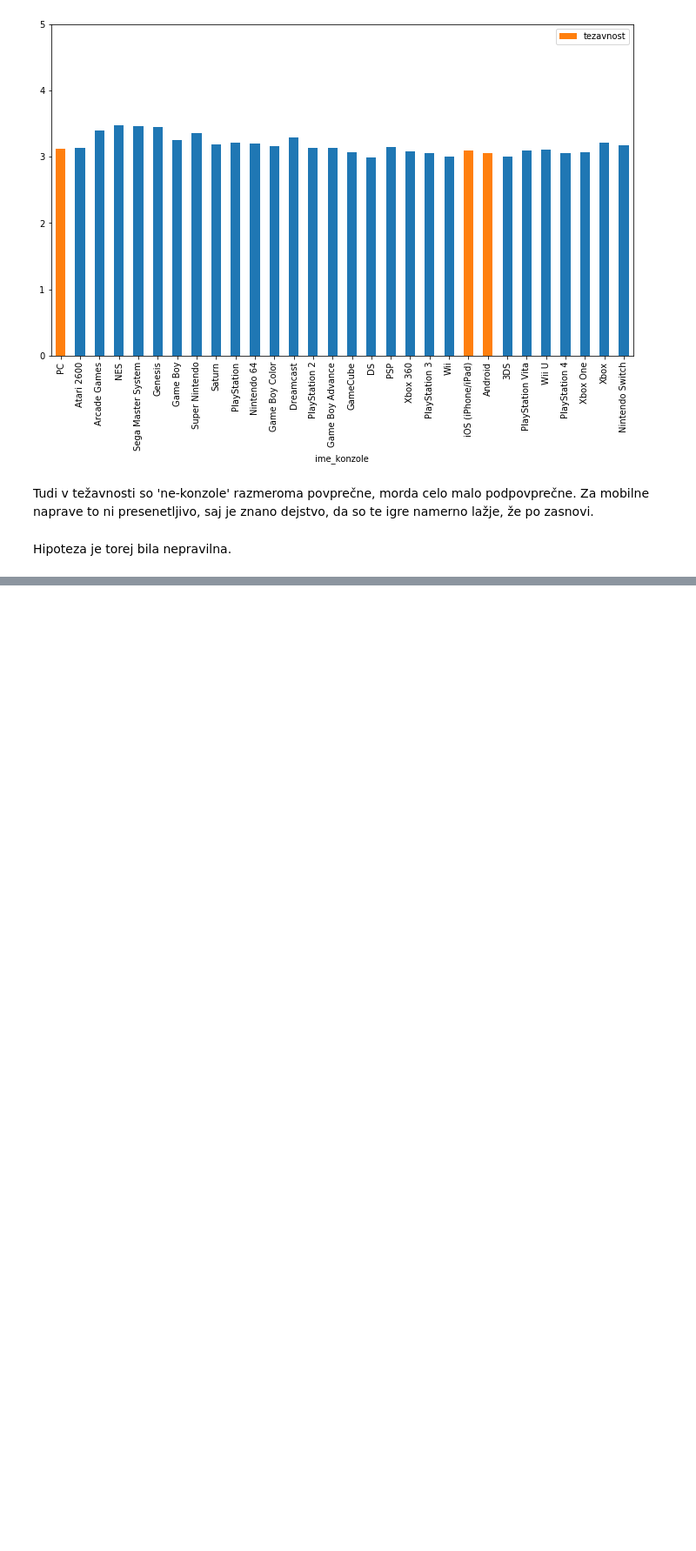
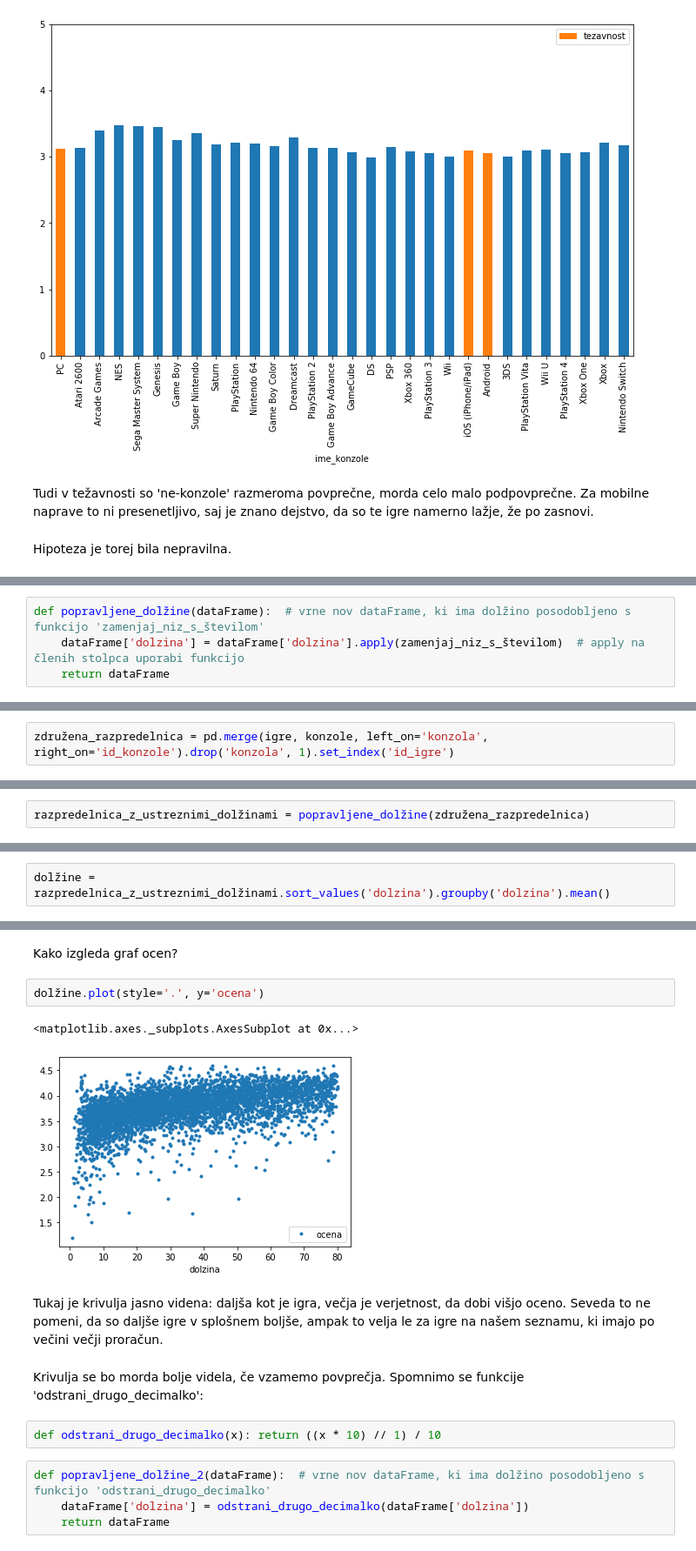
Before and after one commit to TGlinsek/Primerjava-znanih-videoiger, a Jupyter notebook: analiza_podatkov/analiza_iger.ipynb, the cells around one changed output, grey strips where cells are left out. Shown at 87% size. Cells and saved outputs as stored; diff of their text form; blank space fills up the shorter version.

```diff
--- a/analiza_podatkov/analiza_iger.ipynb
+++ b/analiza_podatkov/analiza_iger.ipynb
@@ -405,0 +417,4 @@ Hipoteza je torej bila nepravilna.
+# %%
+def popravljene_dolžine(dataFrame):  # vrne nov dataFrame, ki ima dolžino posodobljeno s funkcijo 'zamenjaj_niz_s_številom'
+    dataFrame['dolzina'] = dataFrame['dolzina'].apply(zamenjaj_niz_s_številom)  # apply na členih stolpca uporabi funkcijo
+    return dataFrame
@@ -405,0 +423,2 @@ Hipoteza je torej bila nepravilna.
+# %%
+združena_razpredelnica = pd.merge(igre, konzole, left_on='konzola', right_on='id_konzole').drop('konzola', 1).set_index('id_igre')
@@ -405,0 +444,2 @@ Hipoteza je torej bila nepravilna.
+# %%
+razpredelnica_z_ustreznimi_dolžinami = popravljene_dolžine(združena_razpredelnica)
@@ -405,0 +450,2 @@ Hipoteza je torej bila nepravilna.
+# %%
+dolžine = razpredelnica_z_ustreznimi_dolžinami.sort_values('dolzina').groupby('dolzina').mean()
@@ -405,0 +469,17 @@ Hipoteza je torej bila nepravilna.
+# %% [markdown]
+Kako izgleda graf ocen?
+# %%
+dolžine.plot(style='.', y='ocena')
+# %% [output]
+<matplotlib.axes._subplots.AxesSubplot at 0x...>
+[figure, added]
+# %% [markdown]
+Tukaj je krivulja jasno videna: daljša kot je igra, večja je verjetnost, da dobi višjo oceno. Seveda to ne pomeni, da so daljše igre v splošnem boljše, ampak to velja le za igre na našem seznamu, ki imajo po večini večji proračun.
+# %% [markdown]
+Krivulja se bo morda bolje videla, če vzamemo povprečja. Spomnimo se funkcije 'odstrani_drugo_decimalko':
+# %%
+def odstrani_drugo_decimalko(x): return ((x * 10) // 1) / 10
+# %%
+def popravljene_dolžine_2(dataFrame):  # vrne nov dataFrame, ki ima dolžino posodobljeno s funkcijo 'odstrani_drugo_decimalko'
+    dataFrame['dolzina'] = odstrani_drugo_decimalko(dataFrame['dolzina'])
+    return dataFrame
```
Also changed, not shown: parts of 27 cells of this notebook.
